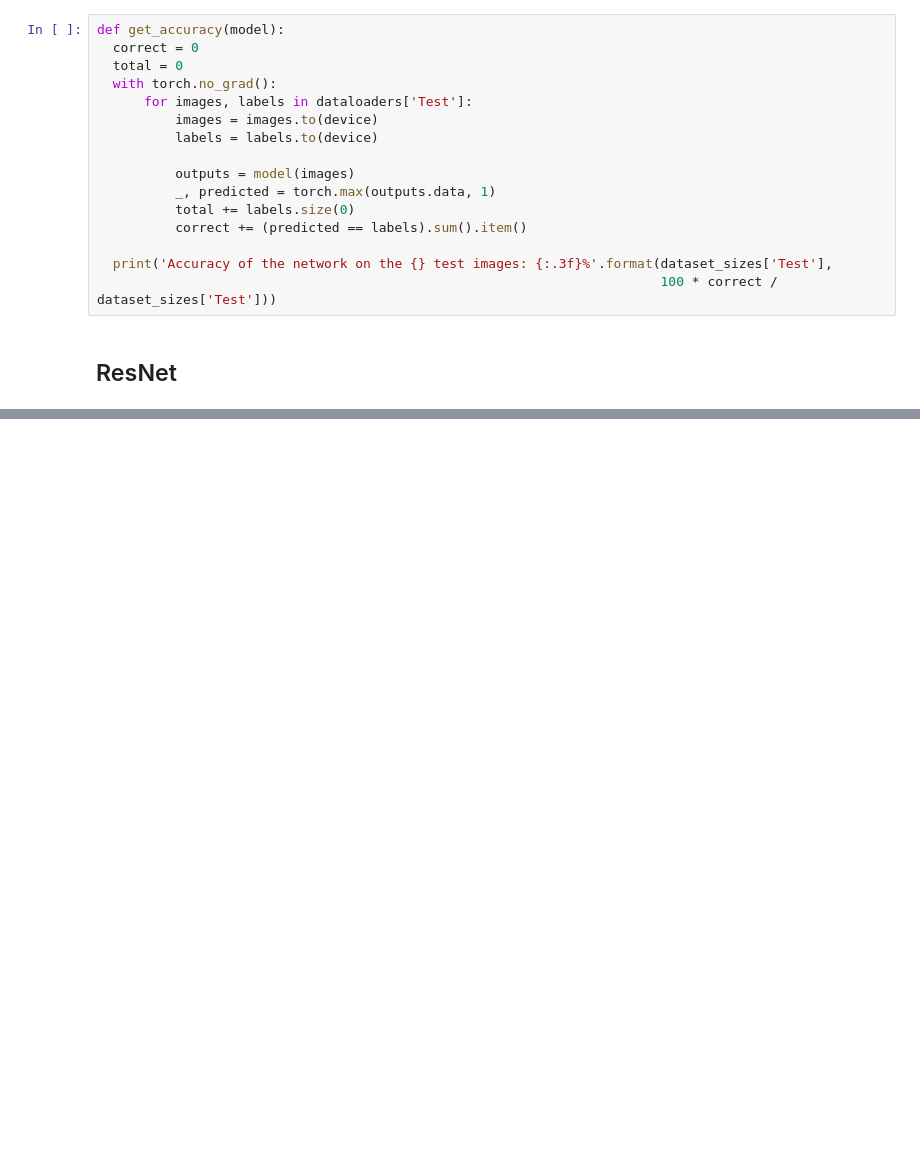
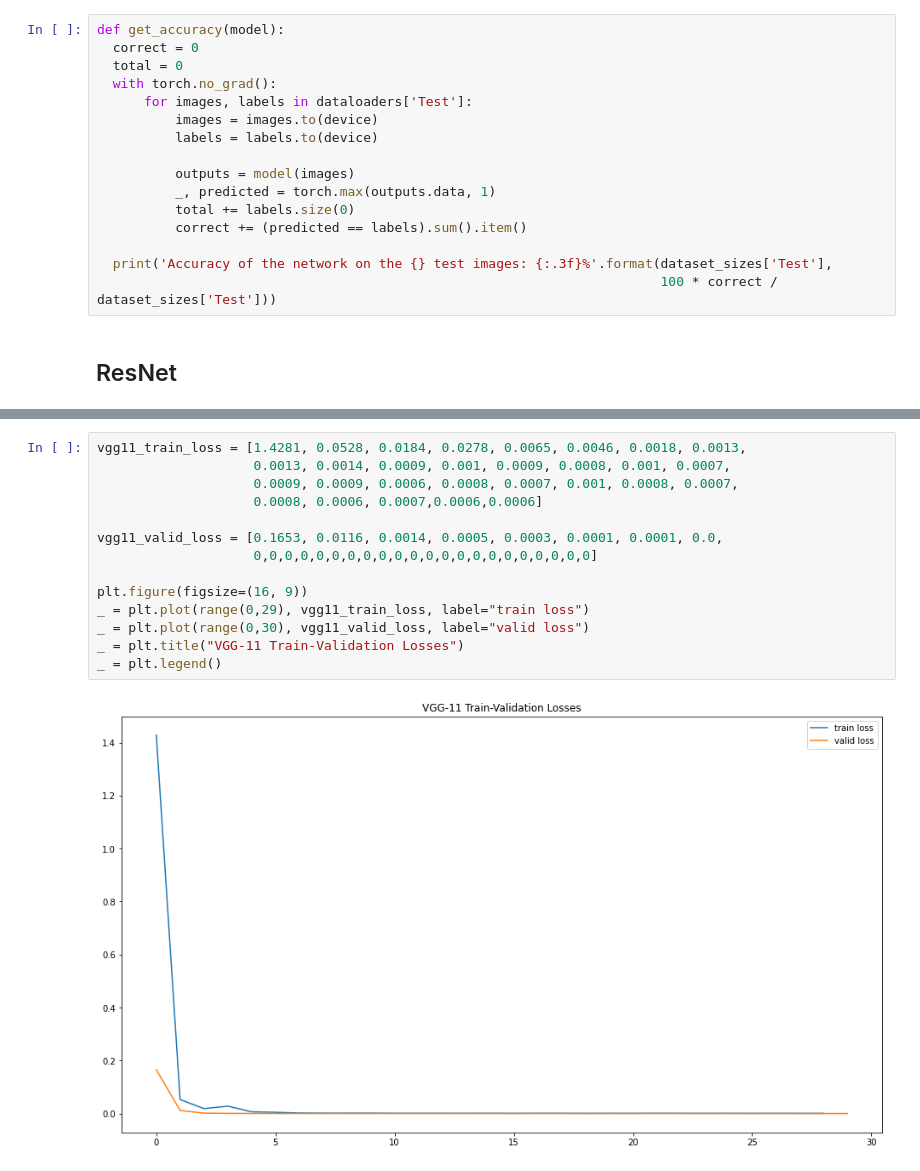
Before and after one commit to eferos93/sml_project, a Jupyter notebook: project.ipynb, the cells around one changed output, grey strips where cells are left out. Drawn from its saved outputs; the diff is of its cells as text; blank space fills up the shorter version.

```diff
--- a/project.ipynb
+++ b/project.ipynb
@@ -403,0 +561,16 @@ model_resNext = train(model_resNext, criterion,optimizer, exp_scheduler)
+# %%
+vgg11_train_loss = [1.4281, 0.0528, 0.0184, 0.0278, 0.0065, 0.0046, 0.0018, 0.0013,
+                    0.0013, 0.0014, 0.0009, 0.001, 0.0009, 0.0008, 0.001, 0.0007,
+                    0.0009, 0.0009, 0.0006, 0.0008, 0.0007, 0.001, 0.0008, 0.0007,
+                    0.0008, 0.0006, 0.0007,0.0006,0.0006]
+
+vgg11_valid_loss = [0.1653, 0.0116, 0.0014, 0.0005, 0.0003, 0.0001, 0.0001, 0.0,
+                    0,0,0,0,0,0,0,0,0,0,0,0,0,0,0,0,0,0,0,0,0,0]
+
+plt.figure(figsize=(16, 9))
+_ = plt.plot(range(0,29), vgg11_train_loss, label="train loss")
+_ = plt.plot(range(0,30), vgg11_valid_loss, label="valid loss")
+_ = plt.title("VGG-11 Train-Validation Losses")
+_ = plt.legend()
+# %% [output]
+[figure, added]
```
Also changed, not shown: parts of 21 cells of this notebook.
